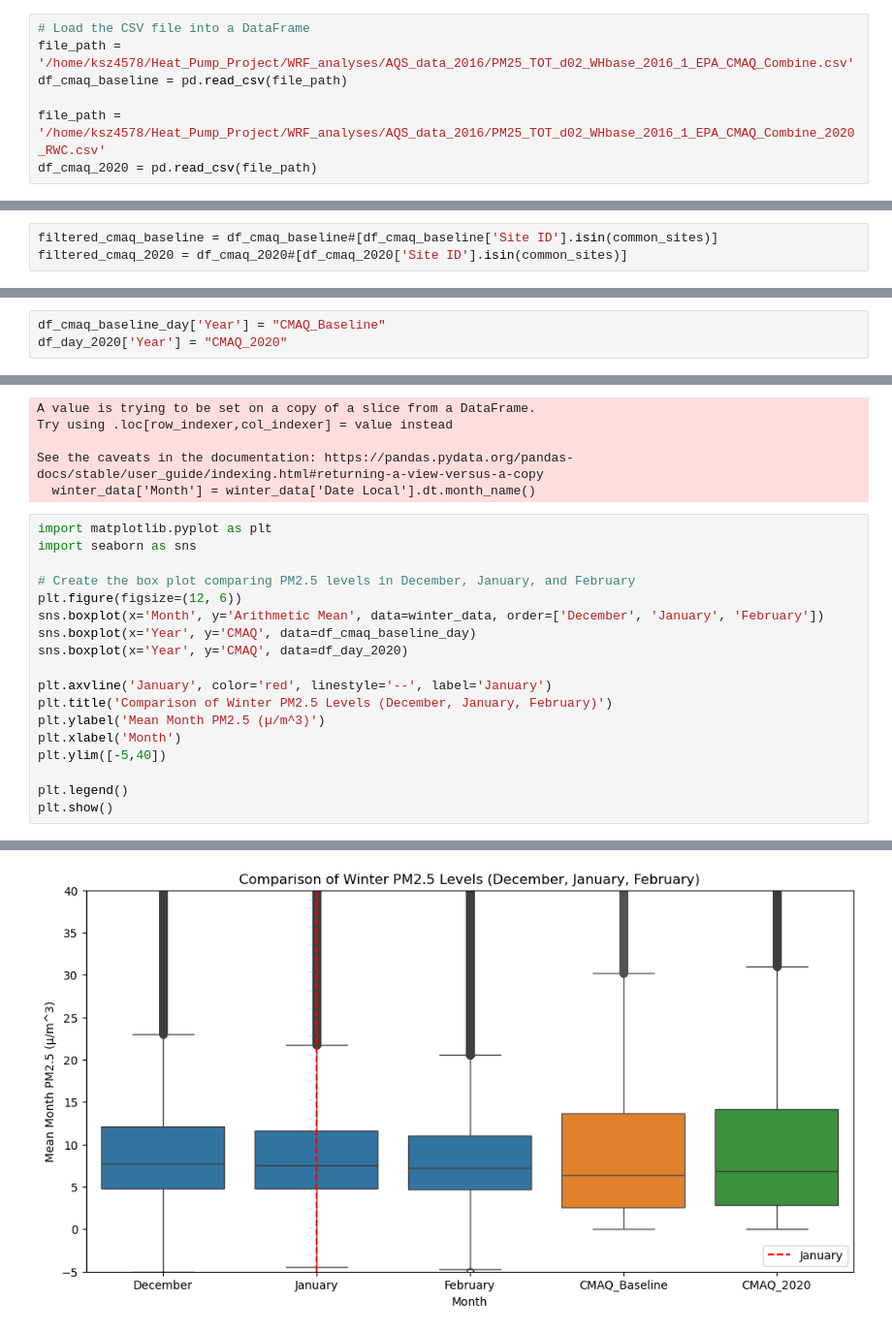
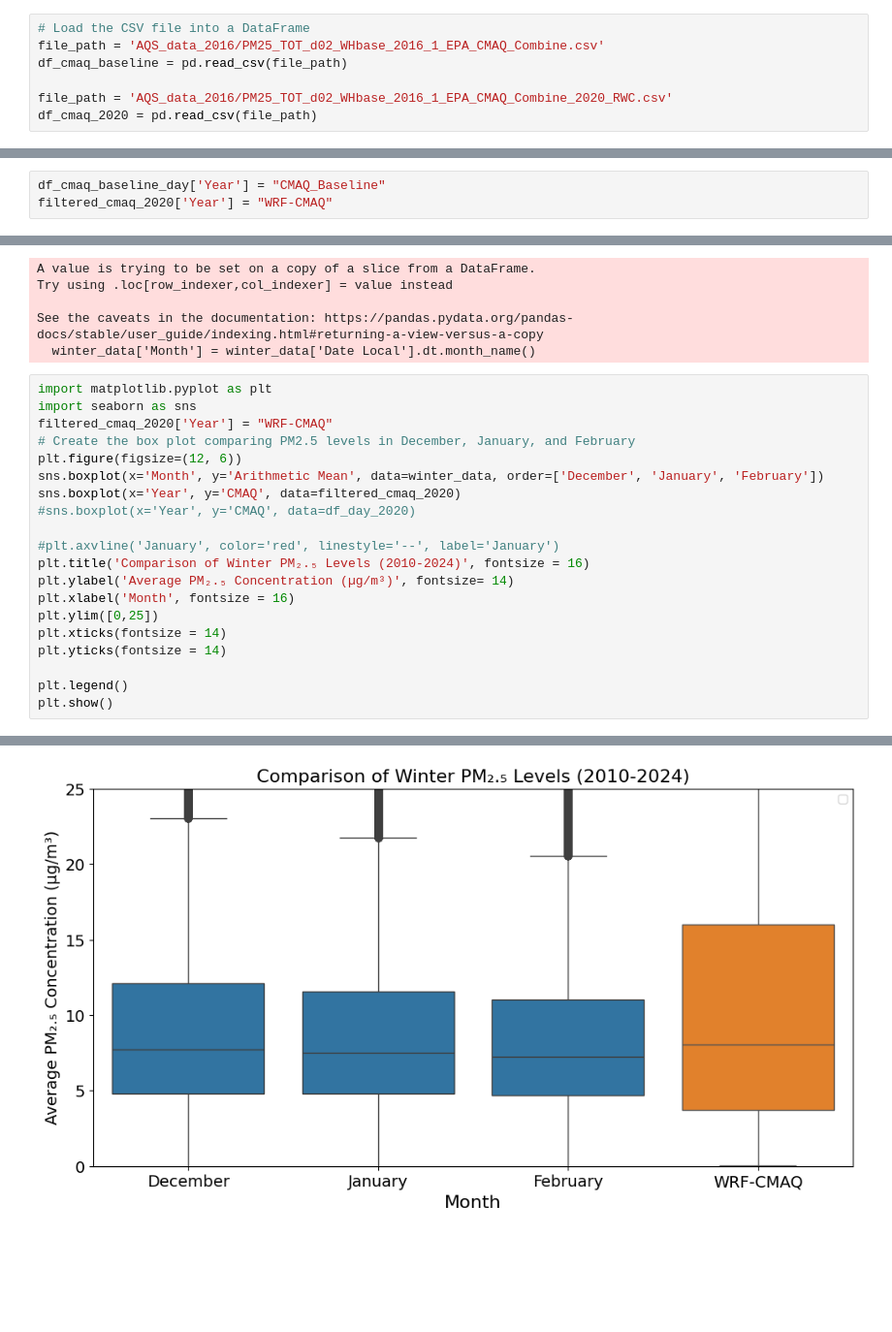
Before and after one commit to kyanshlipak/RWC, a Jupyter notebook: WRF_analyses/typical_year_proof.ipynb, the cells around one changed output, grey strips where cells are left out. Shown at 97% size. Cells and saved outputs as stored; diff of their text form; blank space fills up the shorter version.

```diff
--- a/WRF_analyses/typical_year_proof.ipynb
+++ b/WRF_analyses/typical_year_proof.ipynb
@@ -22,10 +22,10 @@ for file_name in os.listdir(data_dir):
 combined_data = pd.concat(dataframes, ignore_index=True)
 # %%
 # Load the CSV file into a DataFrame
-file_path = '/home/ksz4578/Heat_Pump_Project/WRF_analyses/AQS_data_2016/PM25_TOT_d02_WHbase_2016_1_EPA_CMAQ_Combine.csv'
+file_path = 'AQS_data_2016/PM25_TOT_d02_WHbase_2016_1_EPA_CMAQ_Combine.csv'
 df_cmaq_baseline = pd.read_csv(file_path)
 
-file_path = '/home/ksz4578/Heat_Pump_Project/WRF_analyses/AQS_data_2016/PM25_TOT_d02_WHbase_2016_1_EPA_CMAQ_Combine_2020_RWC.csv'
+file_path = 'AQS_data_2016/PM25_TOT_d02_WHbase_2016_1_EPA_CMAQ_Combine_2020_RWC.csv'
 df_cmaq_2020 = pd.read_csv(file_path)
 # %% [markdown]
 ## Filter for site numbers consistent across the years
@@ -85,6 +85,3 @@ data_lost =round( 100 * (combined_data.shape[0] - filtered_data.shape[0])/ combi
 print(f"Data lost from filtering {data_lost}%")
 # %% [output]
 Data lost from filtering 50.01%
-# %%
-filtered_cmaq_baseline = df_cmaq_baseline#[df_cmaq_baseline['Site ID'].isin(common_sites)]
-filtered_cmaq_2020 = df_cmaq_2020#[df_cmaq_2020['Site ID'].isin(common_sites)]
@@ -234,6 +280,6 @@ plt.show()
 # %%
 df_cmaq_baseline_day['Year'] = "CMAQ_Baseline"
-df_day_2020['Year'] = "CMAQ_2020"
+filtered_cmaq_2020['Year'] = "WRF-CMAQ"
 # %% [output]
 A value is trying to be set on a copy of a slice from a DataFrame.
 Try using .loc[row_indexer,col_indexer] = value instead
@@ -289,18 +330,20 @@ See the caveats in the documentation: https://pandas.pydata.org/pandas-docs/stab
 # %%
 import matplotlib.pyplot as plt
 import seaborn as sns
-
+filtered_cmaq_2020['Year'] = "WRF-CMAQ"
 # Create the box plot comparing PM2.5 levels in December, January, and February
 plt.figure(figsize=(12, 6))
 sns.boxplot(x='Month', y='Arithmetic Mean', data=winter_data, order=['December', 'January', 'February'])
-sns.boxplot(x='Year', y='CMAQ', data=df_cmaq_baseline_day)
-sns.boxplot(x='Year', y='CMAQ', data=df_day_2020)
+sns.boxplot(x='Year', y='CMAQ', data=filtered_cmaq_2020)
+#sns.boxplot(x='Year', y='CMAQ', data=df_day_2020)
 
-plt.axvline('January', color='red', linestyle='--', label='January')
-plt.title('Comparison of Winter PM2.5 Levels (December, January, February)')
-plt.ylabel('Mean Month PM2.5 (µ/m^3)')
-plt.xlabel('Month')
-plt.ylim([-5,40])
+#plt.axvline('January', color='red', linestyle='--', label='January')
+plt.title('Comparison of Winter PM₂.₅ Levels (2010-2024)', fontsize = 16)
+plt.ylabel('Average PM₂.₅ Concentration (µg/m³)', fontsize= 14)
+plt.xlabel('Month', fontsize = 16)
+plt.ylim([0,25])
+plt.xticks(fontsize = 14)
+plt.yticks(fontsize = 14)
 
 plt.legend()
 plt.show()
@@ -308,4 +357,4 @@ plt.show()
-[figure, old version]
+[figure, new version]
 # %%
 import matplotlib.pyplot as plt
 import pandas as pd
```
Also changed, not shown: parts of 15 cells of this notebook.
